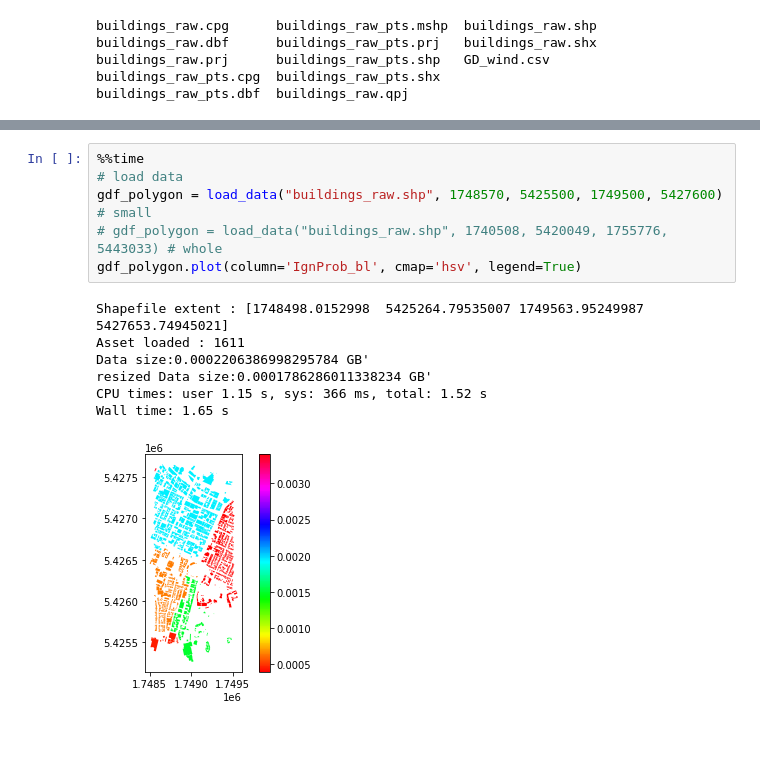
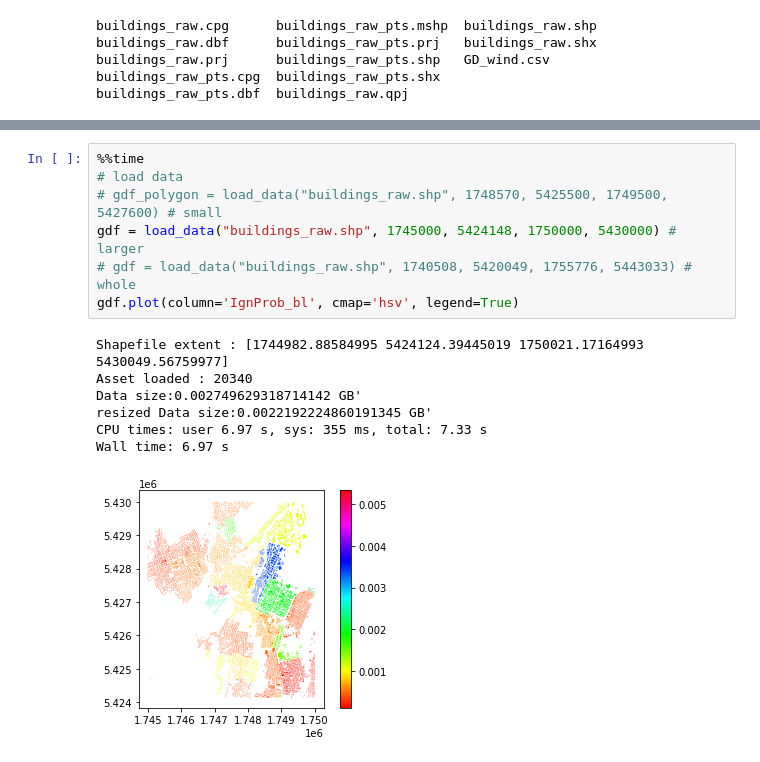
Before and after one commit to 37stu37/FFE, a Jupyter notebook: FFE_network_w_Dack.ipynb, the cells around one changed output, grey strips where cells are left out. Drawn from its saved outputs; the diff is of its cells as text.

```diff
--- a/FFE_network_w_Dack.ipynb
+++ b/FFE_network_w_Dack.ipynb
@@ -275,14 +115,15 @@ def postprocessing(scenarios_recorded, burned_asset, gdf_polygons):
 # %%
 %%time
 # load data
-gdf_polygon = load_data("buildings_raw.shp", 1748570, 5425500, 1749500, 5427600) # small
-# gdf_polygon = load_data("buildings_raw.shp", 1740508, 5420049, 1755776, 5443033) # whole
-gdf_polygon.plot(column='IgnProb_bl', cmap='hsv', legend=True)
+# gdf_polygon = load_data("buildings_raw.shp", 1748570, 5425500, 1749500, 5427600) # small
+gdf = load_data("buildings_raw.shp", 1745000, 5424148, 1750000, 5430000) # larger
+# gdf = load_data("buildings_raw.shp", 1740508, 5420049, 1755776, 5443033) # whole
+gdf.plot(column='IgnProb_bl', cmap='hsv', legend=True)
 # %% [output]
-Shapefile extent : [1748498.0152998  5425264.79535007 1749563.95249987 5427653.74945021]
-Asset loaded : 1611
-Data size:0.0002206386998295784 GB'
-resized Data size:0.0001786286011338234 GB'
-CPU times: user 1.15 s, sys: 366 ms, total: 1.52 s
-Wall time: 1.65 s
+Shapefile extent : [1744982.88584995 5424124.39445019 1750021.17164993 5430049.56759977]
+Asset loaded : 20340
+Data size:0.002749629318714142 GB'
+resized Data size:0.0022192224860191345 GB'
+CPU times: user 6.97 s, sys: 355 ms, total: 7.33 s
+Wall time: 6.97 s
-[figure, old version]
+[figure, new version]
```
Also changed, not shown: parts of 14 cells of this notebook.
